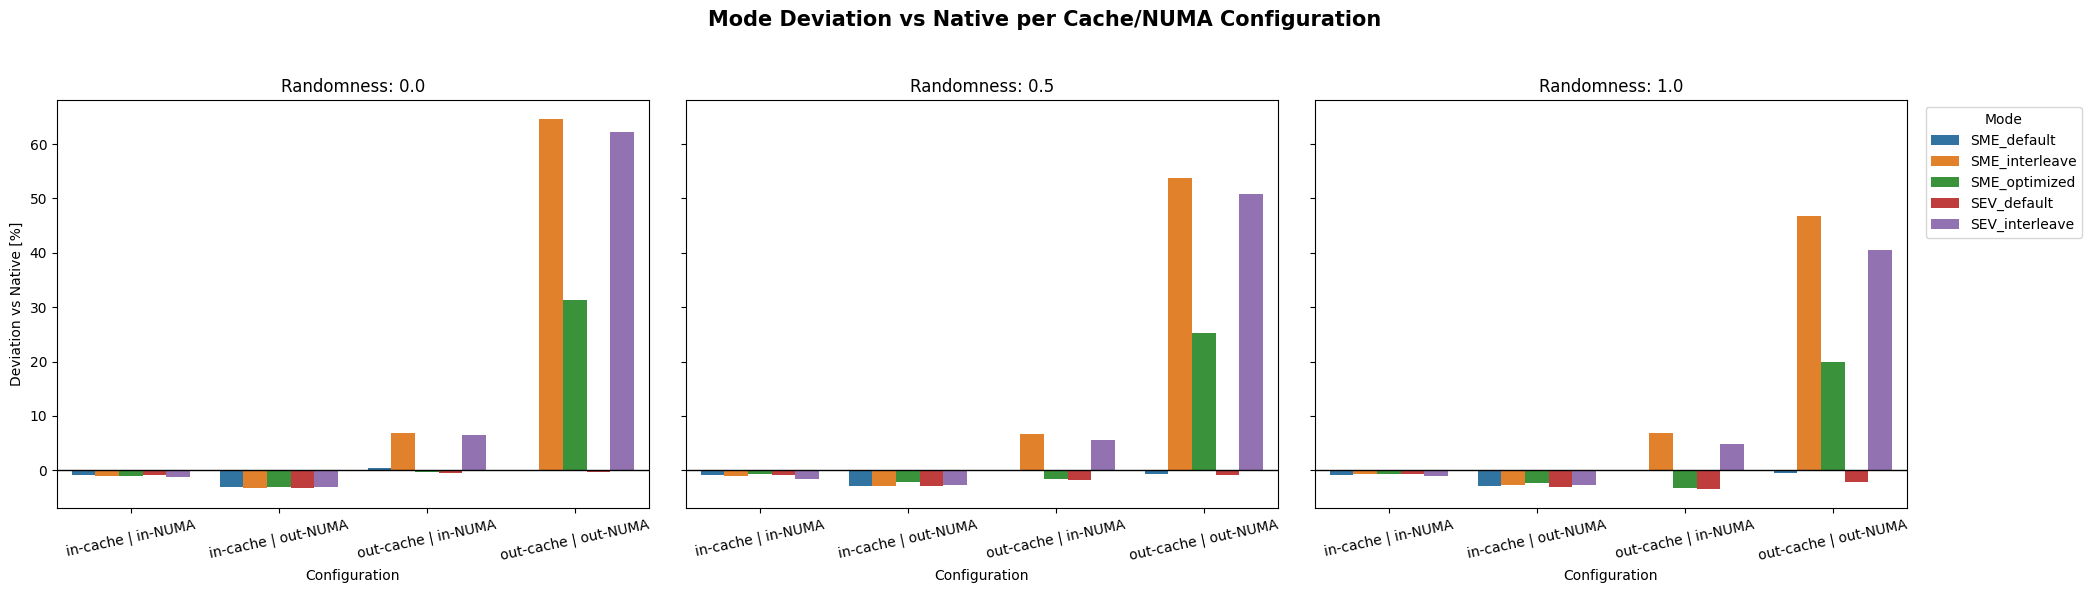
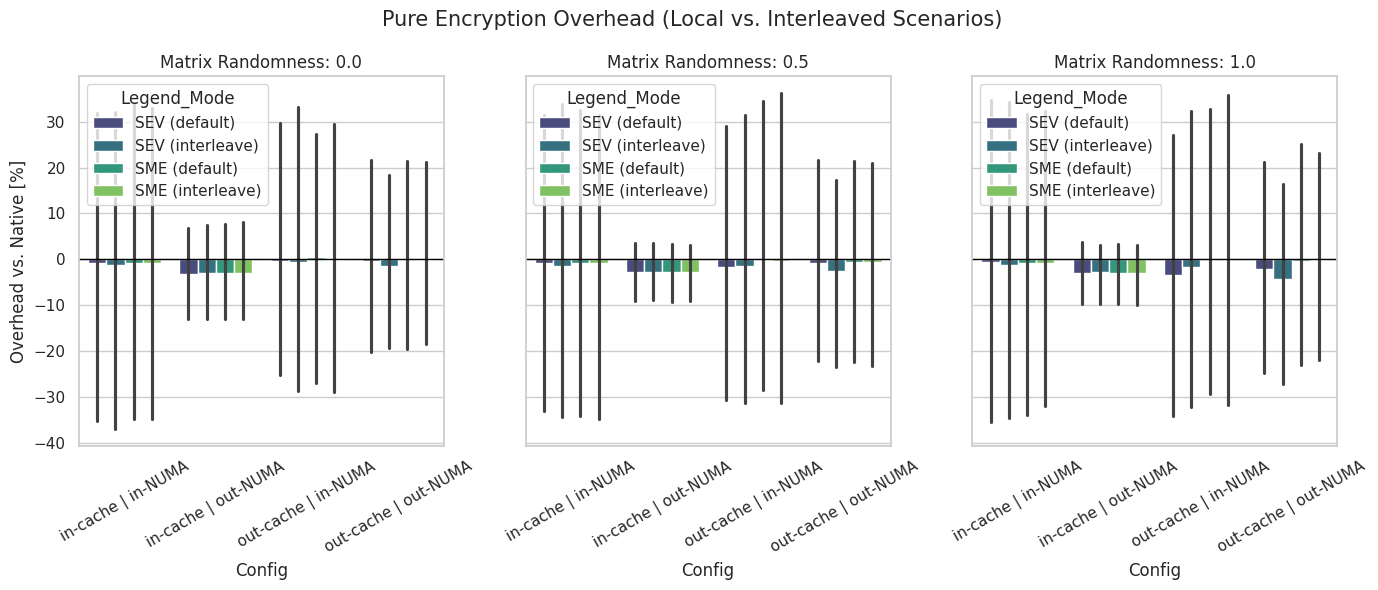
Code edit (unified diff) that turned the first committed figure into the second:
--- before
+++ after
@@ -1,82 +1,43 @@
-# Bar plots per randomness mode:
-# Percent deviation of all non-native modes vs Native, per cache/NUMA config
-# Assumptions from prompt:
-# - Every 8 cores contribute 32 MB L3 cache
-# - 24 cores are within one NUMA node
+# --- 1. Daten vorbereiten (Splitting Mode & Affinity) ---
+df[['BaseMode', 'Affinity']] = df['Mode'].str.split('_', expand=True)
 
-bar_df = df.copy()
+# --- 2. Berechnung des Overheads relativ zur jeweiligen Native-Baseline ---
+# Wir gruppieren nach Randomness, Config und Affinity, um den Native-Wert als Teiler zu finden
+def calc_rel_overhead(group):
+    native_val = group[group['BaseMode'] == 'Native']['Gflops'].mean()
+    group['Rel_Deviation'] = (group['Gflops'] / native_val - 1.0) * 100.0
+    return group
 
-# Stepwise L3 capacity model: 1-8 cores -> 32 MB, 9-16 -> 64 MB, 17-24 -> 96 MB, ...
-bar_df['L3_MB'] = np.ceil(bar_df['Cores'] / 8).astype(int) * 32
-bar_df['Cache_Config'] = np.where(bar_df['MB'] <= bar_df['L3_MB'], 'in-cache', 'out-cache')
-bar_df['NUMA_Config'] = np.where(bar_df['Cores'] <= 24, 'in-NUMA', 'out-NUMA')
-bar_df['Config'] = bar_df['Cache_Config'] + ' | ' + bar_df['NUMA_Config']
+df = df.groupby(['Randomness', 'Config', 'Affinity'], group_keys=False).apply(calc_rel_overhead)
 
-config_order = [
-    'in-cache | in-NUMA',
-    'in-cache | out-NUMA',
-    'out-cache | in-NUMA',
-    'out-cache | out-NUMA',
-]
-bar_df['Config'] = pd.Categorical(bar_df['Config'], categories=config_order, ordered=True)
+# Nur SME und SEV behalten (Native wäre jetzt 0%)
+plot_df = df[df['BaseMode'] != 'Native'].copy()
 
-agg_df = (
-    bar_df.groupby(['Randomness', 'Config', 'Mode'], observed=False)['Gflops']
-    .mean()
-    .reset_index()
-)
+# Wir kombinieren BaseMode und Affinity für die Legende (z.B. "SEV (interleave)")
+plot_df['Legend_Mode'] = plot_df['BaseMode'] + " (" + plot_df['Affinity'] + ")"
 
-pivot_df = agg_df.pivot_table(
-    index=['Randomness', 'Config'],
-    columns='Mode',
-    values='Gflops',
-    observed=False
-).reset_index()
-
-mode_order = [m for m in files.keys() if m != 'Native' and m in pivot_df.columns]
-
-dev_frames = []
-for mode in mode_order:
-    tmp = pivot_df[['Randomness', 'Config', 'Native', mode]].copy()
-    tmp['Mode'] = mode
-    tmp['Deviation_pct'] = (tmp[mode] / tmp['Native'] - 1.0) * 100.0
-    dev_frames.append(tmp[['Randomness', 'Config', 'Mode', 'Deviation_pct']])
-
-dev_long = pd.concat(dev_frames, ignore_index=True).dropna(subset=['Deviation_pct'])
-
-randomness_order = sorted(dev_long['Randomness'].unique())
-fig, axes = plt.subplots(1, len(randomness_order), figsize=(7 * len(randomness_order), 6), sharey=True)
+# --- 3. Plotting ---
+randomness_order = sorted(plot_df['Randomness'].unique())
+fig, axes = plt.subplots(1, len(randomness_order), figsize=(14, 6), sharey=True)
 axes = np.atleast_1d(axes)
 
 for i, rnd in enumerate(randomness_order):
     ax = axes[i]
-    rnd_df = dev_long[dev_long['Randomness'] == rnd]
+    sns.barplot(
+        data=plot_df[plot_df['Randomness'] == rnd],
+        x='Config',
+        y='Rel_Deviation',
+        hue='Legend_Mode',
+        palette='viridis',
+        ax=ax,
+        order=config_order
+    )
+    
+    ax.axhline(0, color='black', linewidth=1)
+    ax.set_title(f'Matrix Randomness: {rnd}')
+    ax.set_ylabel('Overhead vs. Native [%]' if i == 0 else '')
+    ax.tick_params(axis='x', rotation=30)
 
-    sns.barplot(
-        data=rnd_df,
-        x='Config',
-        y='Deviation_pct',
-        hue='Mode',
-        order=config_order,
-        hue_order=mode_order,
-        errorbar=None,
-        ax=ax,
-    )
-    ax.axhline(0, color='black', linewidth=1)
-    ax.set_title(f'Randomness: {rnd}')
-    ax.set_xlabel('Configuration')
-    ax.tick_params(axis='x', rotation=12)
-
-    if i == 0:
-        ax.set_ylabel('Deviation vs Native [%]')
-    else:
-        ax.set_ylabel('')
-
-    if i < len(randomness_order) - 1:
-        ax.legend_.remove()
-    else:
-        ax.legend(title='Mode', bbox_to_anchor=(1.02, 1), loc='upper left')
-
-plt.suptitle('Mode Deviation vs Native per Cache/NUMA Configuration', fontsize=15, fontweight='bold')
-plt.tight_layout(rect=[0, 0, 1, 0.95])
+plt.suptitle('Pure Encryption Overhead (Local vs. Interleaved Scenarios)', fontsize=15)
+plt.tight_layout()
 plt.show()

Commit: moving files, organizing, backup